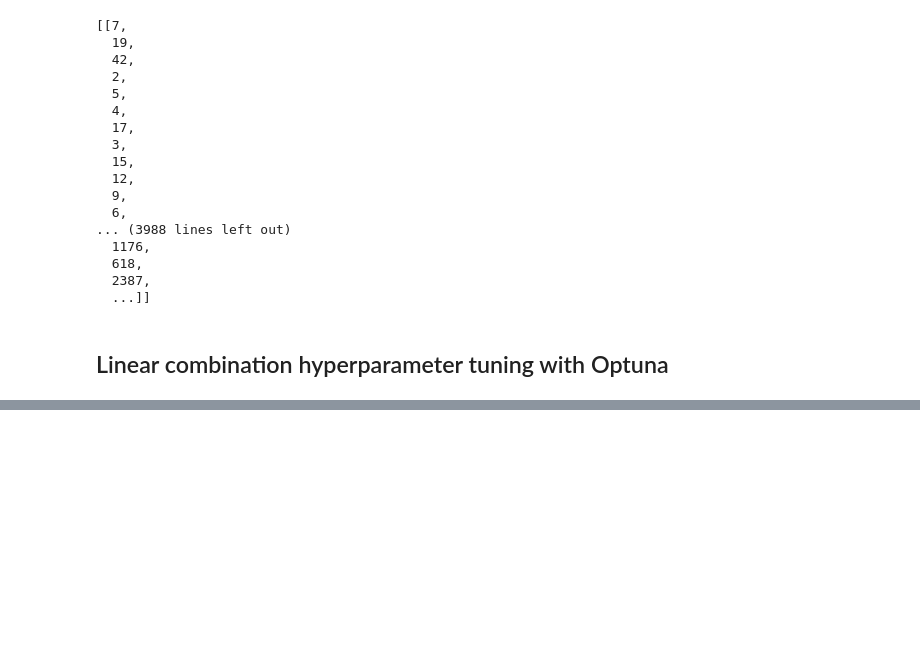
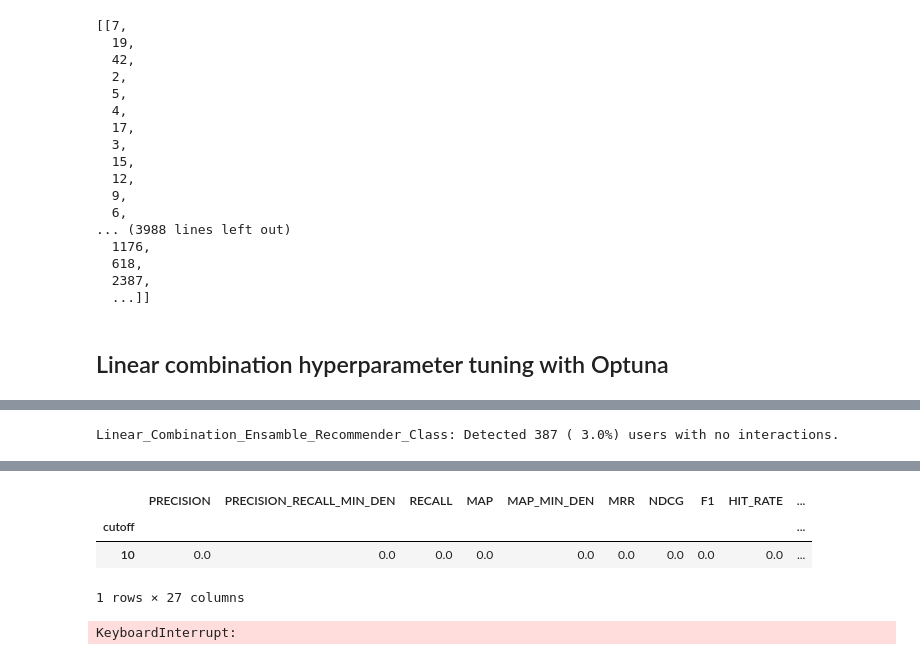
Before and after one commit to Kokcr3ator/RecSys-Competition, a Jupyter notebook: KNN enasmble.ipynb, the cells around one changed output, grey strips where cells are left out. Cells and saved outputs as stored; diff of their text form; code cells hidden in the pictures; blank space fills up the shorter version.

Commit message:
write predictions

```diff
--- a/KNN enasmble.ipynb
+++ b/KNN enasmble.ipynb
@@ -263,0 +264,6 @@ optuna_study.optimize(objective_function_KNN_ensamble,
+# %%
+# Initialize the two recommenders for the ensamble
+kNN_user = UserKNNCFRecommender(URM_train)
+kNN_item = ItemKNNCFRecommender(URM_train)
+
+kNN_list_tuned = [kNN_user, kNN_item]
@@ -263,0 +275,30 @@ optuna_study.optimize(objective_function_KNN_ensamble,
+# %%
+hyperp_user = {
+    "topK": 381,
+    "shrink": 0,
+    "similarity": 'cosine',
+    # "normalize": True,
+    "feature_weighting": "none",
+    # "URM_bias": False,
+    "merge_topPop": False,
+    # "topPop_factor": 0.004402997536537422,
+    }
+
+hyperp_item = {
+        "topK": 23,
+        "shrink": 14,
+        "similarity": 'tversky',
+        # "normalize": True,
+        "feature_weighting": "TF-IDF",
+        # "URM_bias": False,
+        "merge_topPop": True,
+        "topPop_factor": 0.004402997536537422,
+        "tversky_alpha": 0.15897114516548666,
+        "tversky_beta": 1.9368574349052465,
+    }
+
+hyperp_list_tuned = [hyperp_user, hyperp_item]
+# %%
+weights = [0.004770352974176887, 0.7810236750305526]
+kNNHybrid_final = LinearCombination(URM_train, recommenders_list= kNN_list_tuned, hyperparameters_dicts_list= hyperp_list_tuned, weights_list= weights)
+kNNHybrid_final.fit()
@@ -263,0 +312,10 @@ optuna_study.optimize(objective_function_KNN_ensamble,
+# %%
+kNNHybrid_final.set_URM_train(URM_all)
+# %% [output]
+Linear_Combination_Ensamble_Recommender_Class: Detected 387 ( 3.0%) users with no interactions.
+# %%
+from Utils.PredictionsWriter import PredictionsWriter
+
+predictionsWriter = PredictionsWriter(kNNHybrid_final, URM_all)
+predictionsWriter.evaluate_recommender()
+# %% [output]
@@ -263,0 +326,8 @@ optuna_study.optimize(objective_function_KNN_ensamble,
+|  | PRECISION | PRECISION_RECALL_MIN_DEN | RECALL | MAP | MAP_MIN_DEN | MRR | NDCG | F1 | HIT_RATE | ... |
+| cutoff |  |  |  |  |  |  |  |  |  | ... |
+| 10 | 0.0 | 0.0 | 0.0 | 0.0 | 0.0 | 0.0 | 0.0 | 0.0 | 0.0 | ... |
+1 rows × 27 columns
+# %%
+predictionsWriter.write_predictions()
+# %% [output]
+KeyboardInterrupt:
```
Also changed, not shown: parts of 9 cells of this notebook.
